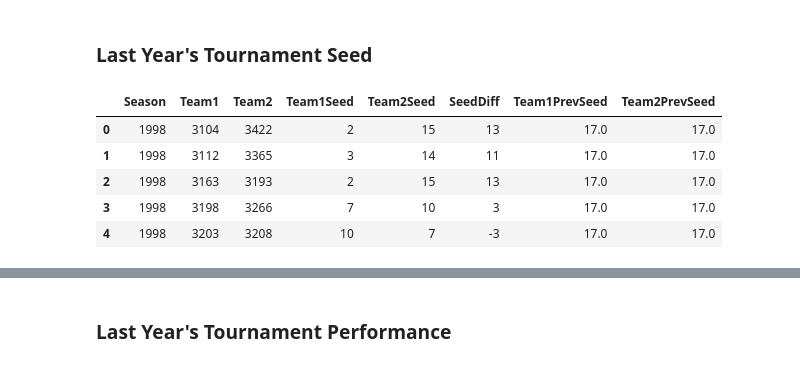
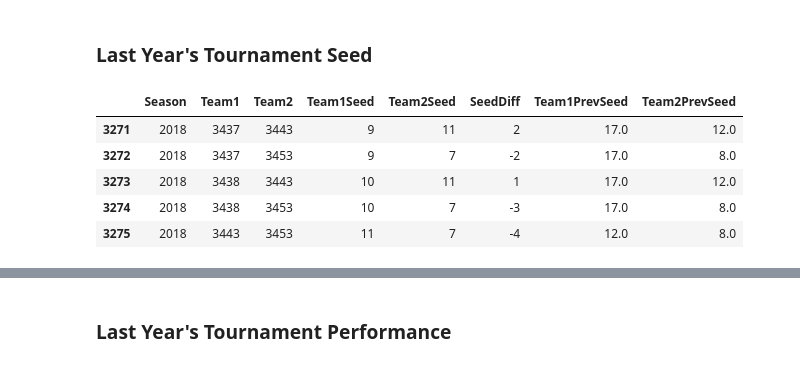
Before and after one commit to Dedomena-exerevnitis/mids-w207-kaggle, a Jupyter notebook: W207_Final_Features_JB.ipynb, the cells around one changed output, grey strips where cells are left out. Saved outputs shown, nothing was run; the diff lists cells and outputs as text; code cells hidden in the pictures.

```diff
--- a/W207_Final_Features_JB.ipynb
+++ b/W207_Final_Features_JB.ipynb
@@ -135,21 +139,22 @@ df_matchups.tail()
 # what to do for games where we had no previous year (1998)?
 
 # add 1 so easily referenced
-df_seeds['Season'] = df_seeds['Season'].apply(lambda x: x + 1)
+df_seeds = df_seeds.rename(columns={'Season' : 'CurrSeason'})
+df_seeds['Season'] = df_seeds['CurrSeason'].apply(lambda x: x + 1)
 # %%
 df_W = df_seeds.rename(columns={'TeamID':'Team1','SeedInt':'Team1PrevSeed'})
 df_L = df_seeds.rename(columns={'TeamID':'Team2','SeedInt':'Team2PrevSeed'})
 df_dummy = pd.merge(left=df_matchups, right=df_W, how='left', on=['Season', 'Team1'])
-df_matchups = pd.merge(left=df_dummy, right=df_L, how='left', on=['Season', 'Team2'])
+df_matchups = pd.merge(left=df_dummy, right=df_L, how='left', on=['Season', 'Team2']).drop(labels=['CurrSeason_x','CurrSeason_y'],axis=1)
 
 ## what to do if they weren't in the tournament last year (17?)
 df_matchups = df_matchups.fillna(value=17)
 
-df_matchups.head()
+df_matchups.tail()
 # %% [output]
 |  | Season | Team1 | Team2 | Team1Seed | Team2Seed | SeedDiff | Team1PrevSeed | Team2PrevSeed |
-| 0 | 1998 | 3104 | 3422 | 2 | 15 | 13 | 17.0 | 17.0 |
-| 1 | 1998 | 3112 | 3365 | 3 | 14 | 11 | 17.0 | 17.0 |
-| 2 | 1998 | 3163 | 3193 | 2 | 15 | 13 | 17.0 | 17.0 |
-| 3 | 1998 | 3198 | 3266 | 7 | 10 | 3 | 17.0 | 17.0 |
-| 4 | 1998 | 3203 | 3208 | 10 | 7 | -3 | 17.0 | 17.0 |
+| 3271 | 2018 | 3437 | 3443 | 9 | 11 | 2 | 17.0 | 12.0 |
+| 3272 | 2018 | 3437 | 3453 | 9 | 7 | -2 | 17.0 | 8.0 |
+| 3273 | 2018 | 3438 | 3443 | 10 | 11 | 1 | 17.0 | 12.0 |
+| 3274 | 2018 | 3438 | 3453 | 10 | 7 | -3 | 17.0 | 8.0 |
+| 3275 | 2018 | 3443 | 3453 | 11 | 7 | -4 | 12.0 | 8.0 |
```
Also changed, not shown: parts of 34 cells of this notebook.
